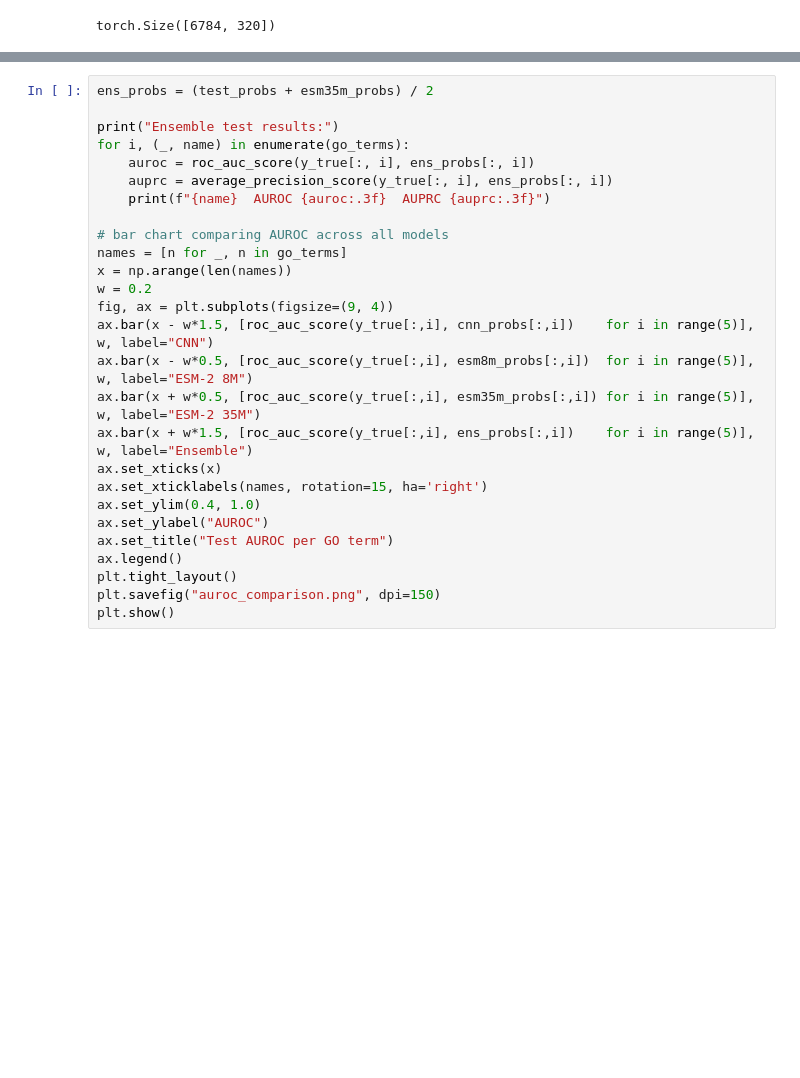
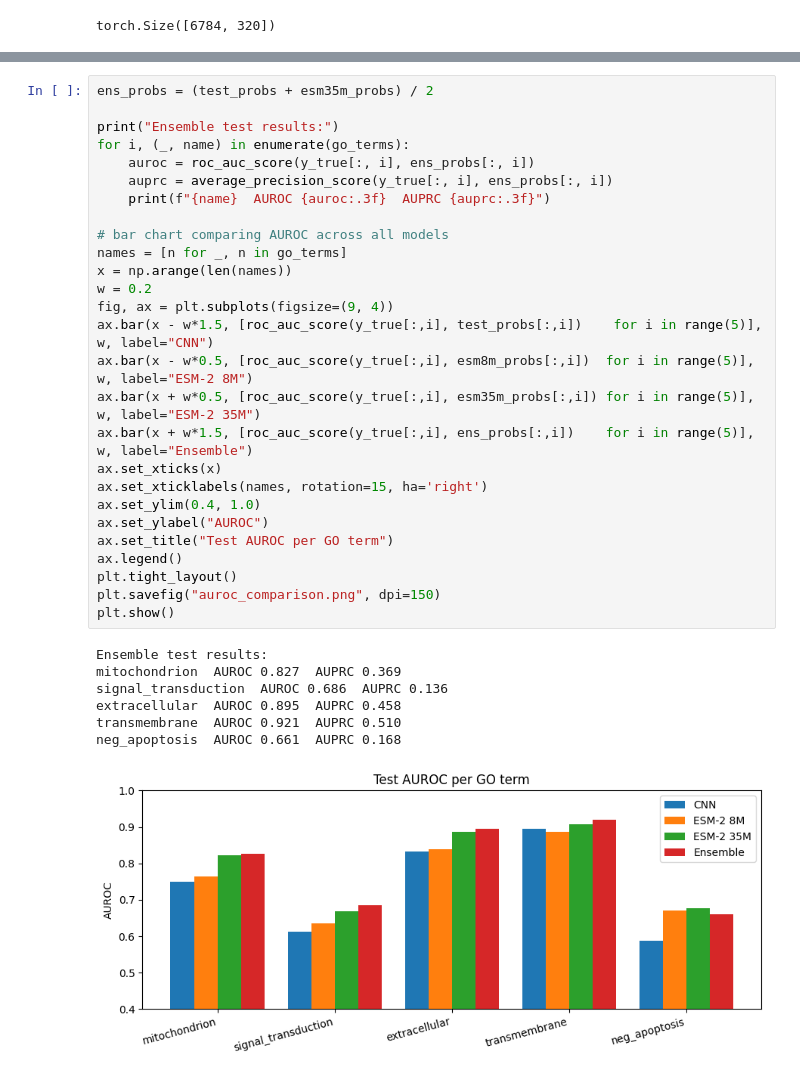
Before and after one commit to Bunty-Bot/deep_learning_MBFProject, a Jupyter notebook: DL_GO_Data_MBFProject.ipynb, the cells around one changed output, grey strips where cells are left out. Drawn from its saved outputs; the diff is of its cells as text; blank space fills up the shorter version.

```diff
--- a/DL_GO_Data_MBFProject.ipynb
+++ b/DL_GO_Data_MBFProject.ipynb
@@ -874,30 +899,38 @@ for i, (_, name) in enumerate(go_terms):
 # %%
 ens_probs = (test_probs + esm35m_probs) / 2
 
 print("Ensemble test results:")
 for i, (_, name) in enumerate(go_terms):
     auroc = roc_auc_score(y_true[:, i], ens_probs[:, i])
     auprc = average_precision_score(y_true[:, i], ens_probs[:, i])
     print(f"{name}  AUROC {auroc:.3f}  AUPRC {auprc:.3f}")
 
 # bar chart comparing AUROC across all models
 names = [n for _, n in go_terms]
 x = np.arange(len(names))
 w = 0.2
 fig, ax = plt.subplots(figsize=(9, 4))
-ax.bar(x - w*1.5, [roc_auc_score(y_true[:,i], cnn_probs[:,i])    for i in range(5)], w, label="CNN")
+ax.bar(x - w*1.5, [roc_auc_score(y_true[:,i], test_probs[:,i])    for i in range(5)], w, label="CNN")
 ax.bar(x - w*0.5, [roc_auc_score(y_true[:,i], esm8m_probs[:,i])  for i in range(5)], w, label="ESM-2 8M")
 ax.bar(x + w*0.5, [roc_auc_score(y_true[:,i], esm35m_probs[:,i]) for i in range(5)], w, label="ESM-2 35M")
 ax.bar(x + w*1.5, [roc_auc_score(y_true[:,i], ens_probs[:,i])    for i in range(5)], w, label="Ensemble")
 ax.set_xticks(x)
 ax.set_xticklabels(names, rotation=15, ha='right')
 ax.set_ylim(0.4, 1.0)
 ax.set_ylabel("AUROC")
 ax.set_title("Test AUROC per GO term")
 ax.legend()
 plt.tight_layout()
 plt.savefig("auroc_comparison.png", dpi=150)
 plt.show()
+# %% [output]
+Ensemble test results:
+mitochondrion  AUROC 0.827  AUPRC 0.369
+signal_transduction  AUROC 0.686  AUPRC 0.136
+extracellular  AUROC 0.895  AUPRC 0.458
+transmembrane  AUROC 0.921  AUPRC 0.510
+neg_apoptosis  AUROC 0.661  AUPRC 0.168
+[figure, added]
 # %%
 !pip install biopython -q
 from Bio import SeqIO
```
Also changed, not shown: parts of 23 cells of this notebook.
